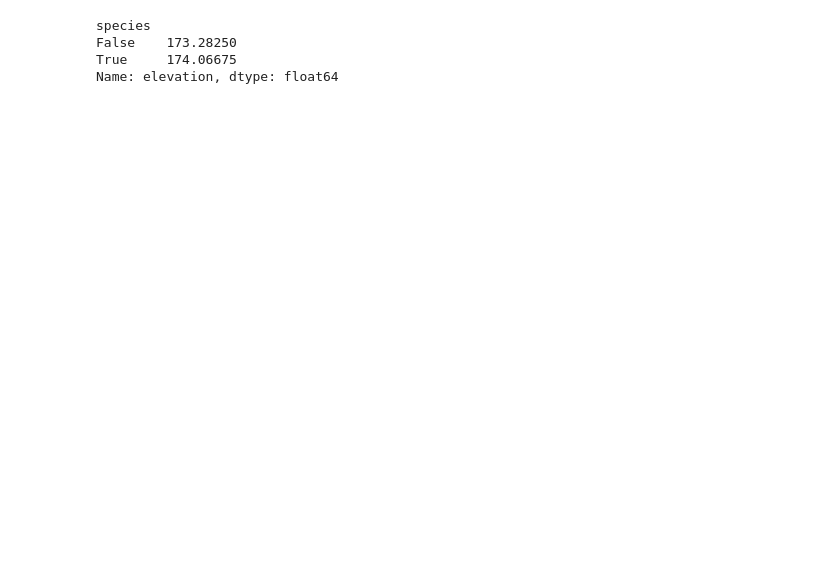
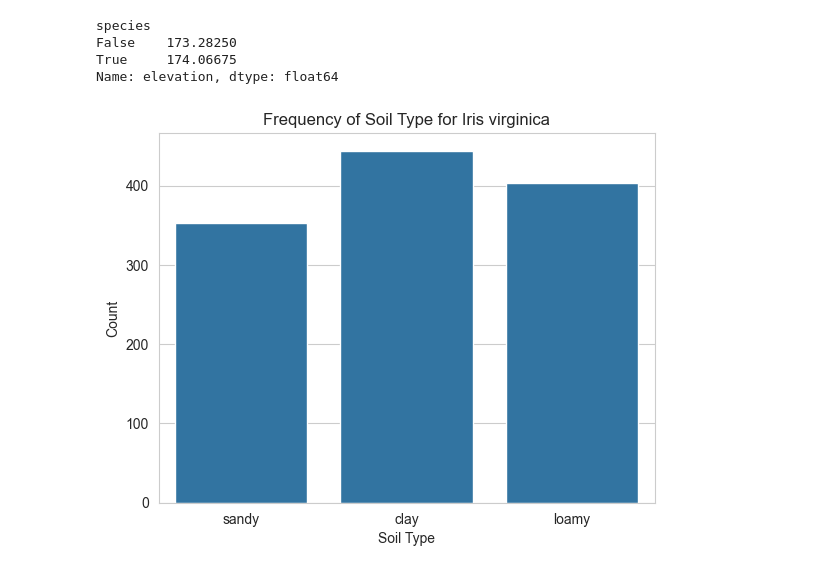
Before and after one commit to isaacevans010/data-analysis-projects, a Jupyter notebook: final-project/final_project.ipynb, the cells around one changed output. Saved outputs shown, nothing was run; the diff lists cells and outputs as text; code cells hidden in the pictures; blank space fills up the shorter version.

```diff
--- a/final-project/final_project.ipynb
+++ b/final-project/final_project.ipynb
@@ -82,3 +111,11 @@ species
 False    173.28250
 True     174.06675
 Name: elevation, dtype: float64
+# %%
+sb.countplot(data = data_iv, x = df['soil_type'])
+plt.ylabel('Count')
+plt.xlabel('Soil Type')
+plt.title('Frequency of Soil Type for Iris virginica')
+# chart shows clay soil type to be most frequent, with loamy just behind and sandy just behin loamy.
+# %% [output]
+[figure, added]
```
Also changed, not shown: parts of 2 cells of this notebook.
